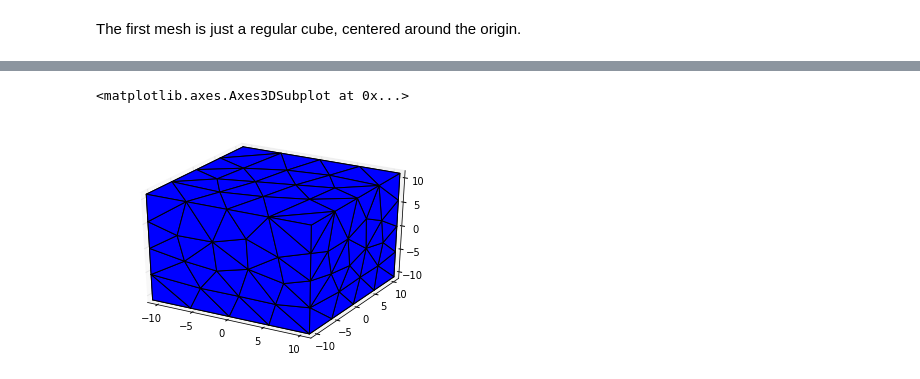
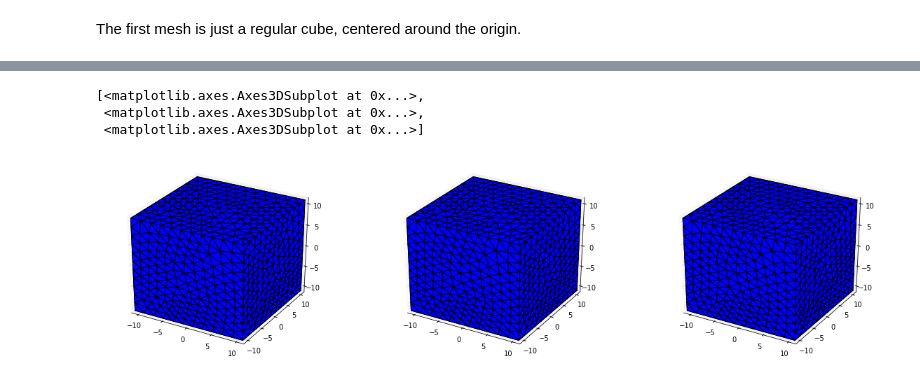
Before and after one commit to fangohr/finmag, a Jupyter notebook: sandbox/airbox/test_for_two_regions_with_same_Ms.ipynb, the cells around one changed output, grey strips where cells are left out. Saved outputs shown, nothing was run; the diff lists cells and outputs as text; code cells hidden in the pictures.

```diff
--- a/sandbox/airbox/test_for_two_regions_with_same_Ms.ipynb
+++ b/sandbox/airbox/test_for_two_regions_with_same_Ms.ipynb
@@ -23,8 +24,8 @@ from finmag.util.helpers import piecewise_on_subdomains, vector_valued_function
 # %%
 # Mesh discretisation used for the cube and sphere in the meshes
 r_cube = 11.0
-r_sphere = 5.0
-maxh_cube = 5.0
+r_sphere = 3.0
+maxh_cube = 2.0
 maxh_sphere = 2.0
 # %% [markdown]
 The first mesh is just a regular cube, centered around the origin.
@@ -74,6 +91,11 @@ plot_mesh(mesh1)
-# %%
-plot_mesh(mesh2)
-# %% [output]
-<matplotlib.axes.Axes3DSubplot at 0x...>
-[figure, removed]
+# %%
+fig = plt.figure(figsize=(20, 5))
+axes = [fig.add_subplot(1, 3, i, projection='3d') for i in xrange(1, 3+1)]
+meshes = [mesh1, mesh2, mesh3]
+[plot_mesh(meshes[i], ax=axes[i]) for i in xrange(3)]
+# %% [output]
+[<matplotlib.axes.Axes3DSubplot at 0x...>,
+ <matplotlib.axes.Axes3DSubplot at 0x...>,
+ <matplotlib.axes.Axes3DSubplot at 0x...>]
+[figure, added]
 # %%
```
Also changed, not shown: parts of 45 cells of this notebook.
